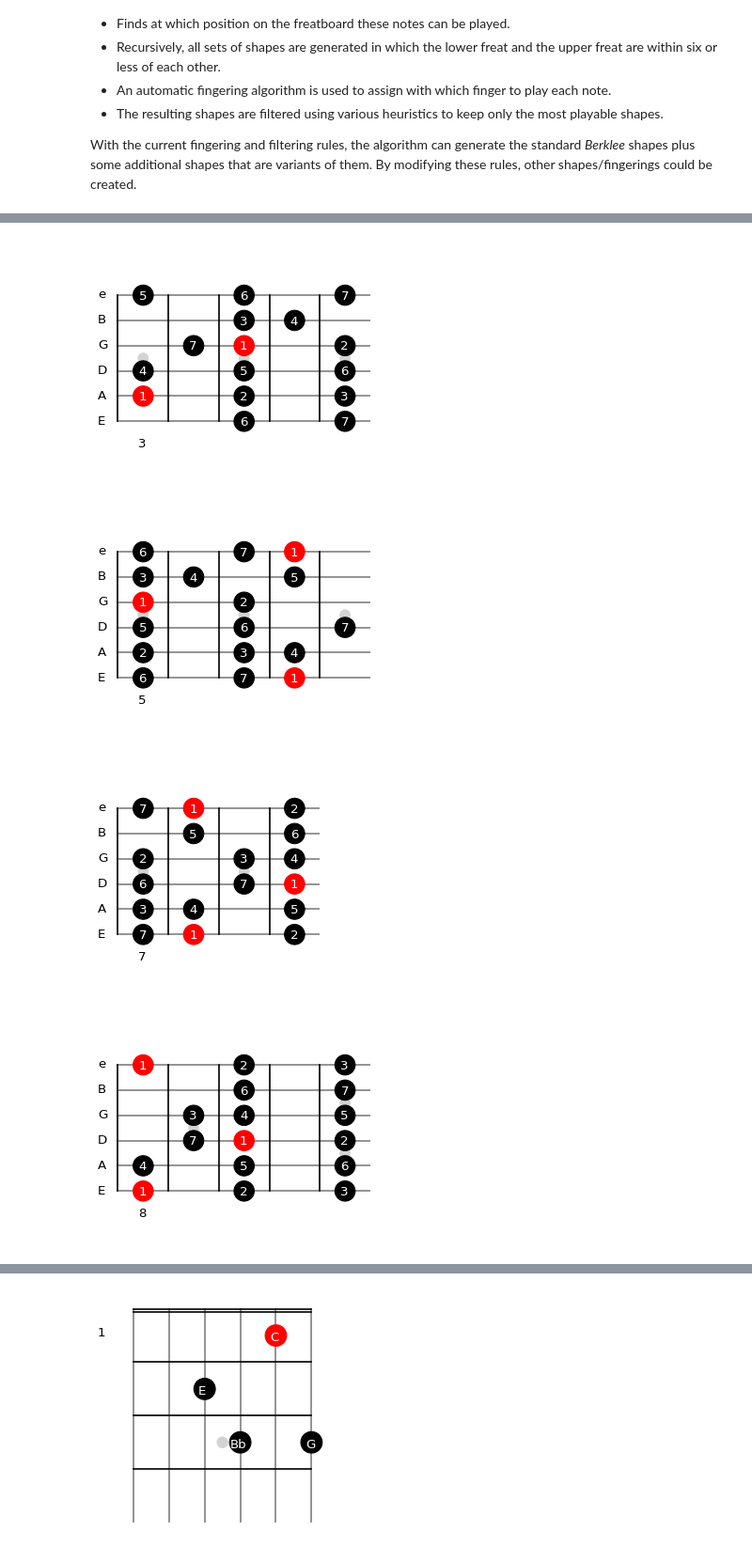
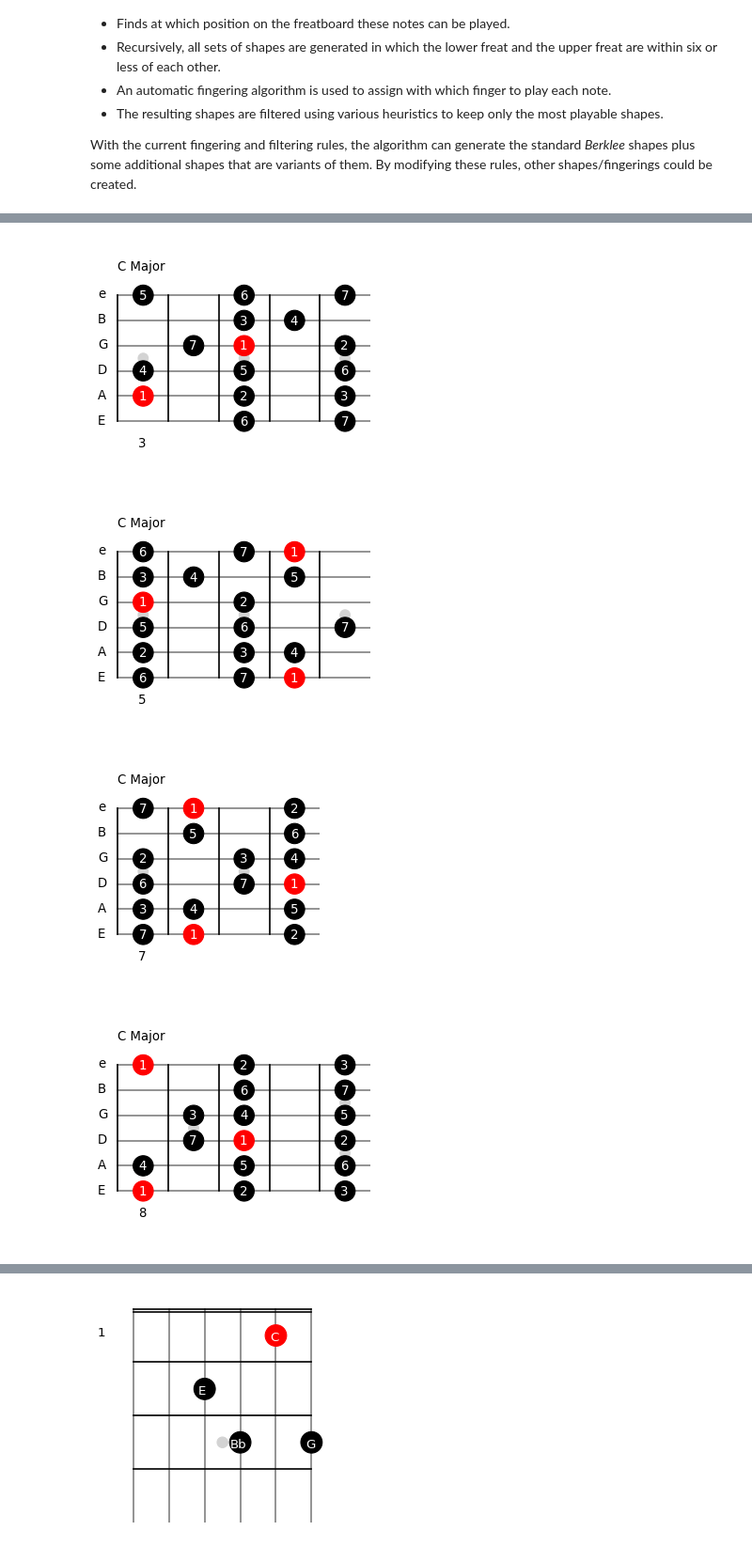
Before and after one commit to narcispr/PyFretboard, a Jupyter notebook: tutorial.ipynb, the cells around one changed output, grey strips where cells are left out. Shown: that part at 94% size. Saved outputs shown, nothing was run; the diff lists cells and outputs as text; code cells hidden in the pictures.

```diff
--- a/tutorial.ipynb
+++ b/tutorial.ipynb
@@ -57,5 +57,5 @@ draw = DrawFreatboard()
 
 for shape in c_major.all_shapes:
     if shape.valid:
-        draw.draw_shape(shape, text=DrawFreatboard.TEXT_FUNCTION)
+        draw.draw_shape(shape, text=DrawFreatboard.TEXT_FUNCTION, shape_name="C Major")
 # %% [output]
@@ -63,4 +63,4 @@ for shape in c_major.all_shapes:
-[figure, old version]
+[figure, new version]
-[figure, old version]
+[figure, new version]
-[figure, old version]
+[figure, new version]
-[figure, old version]
+[figure, new version]
```
Also changed, not shown: parts of 3 cells of this notebook, 4 other files.
